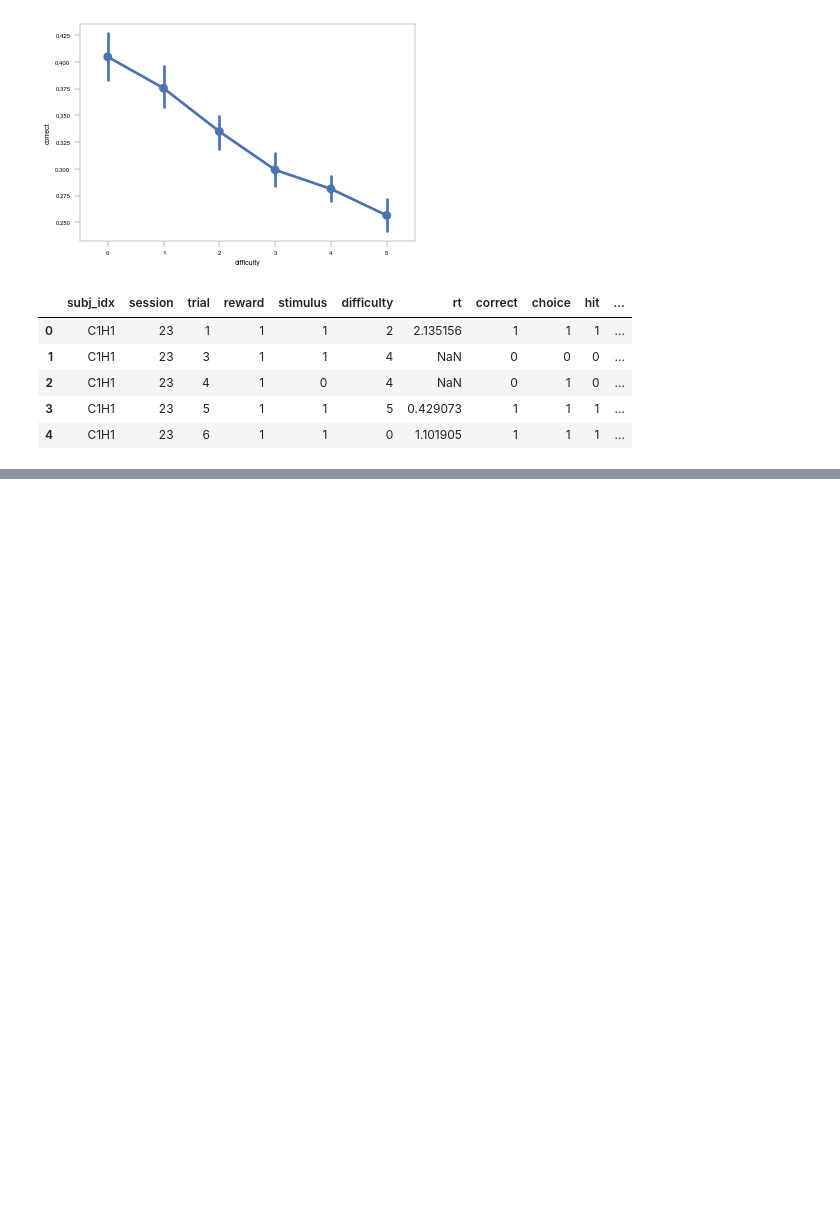
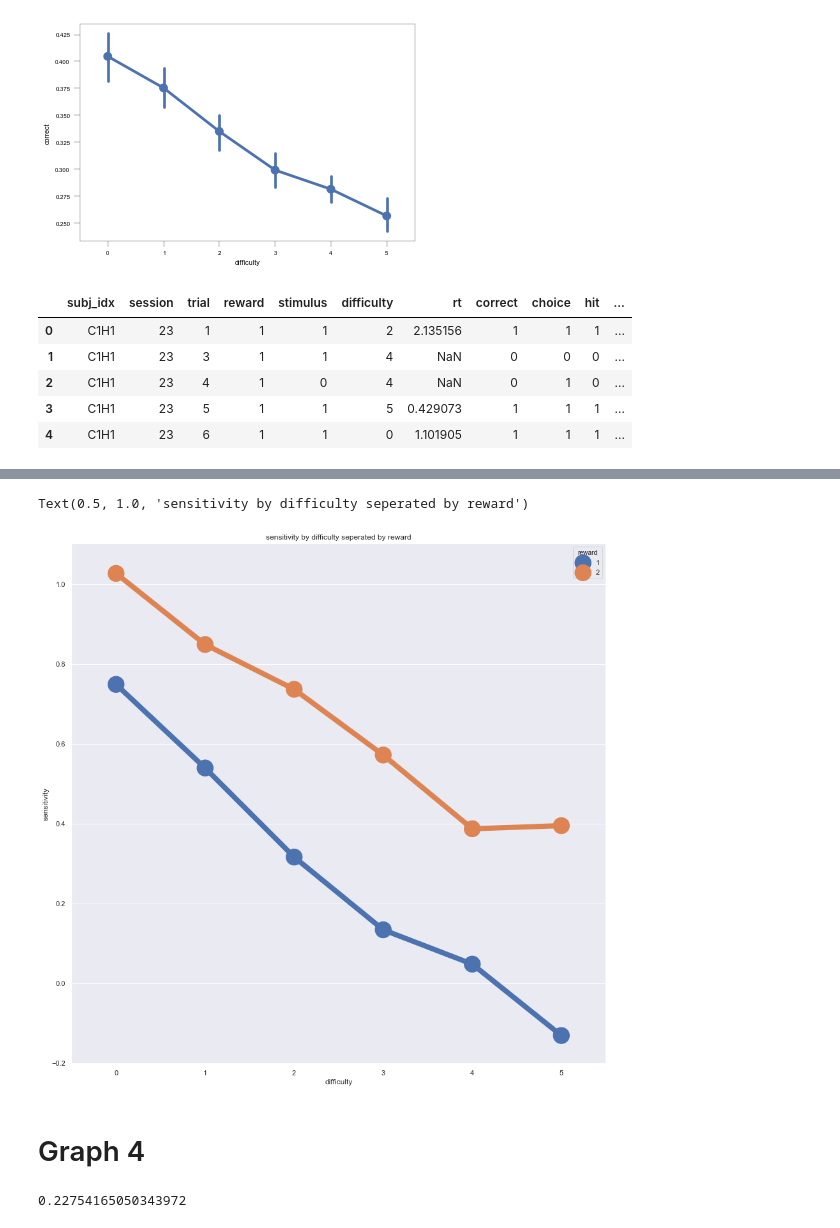
Before and after one commit to sarimaleem/behaviour-project, a Jupyter notebook: explore.ipynb, the cells around one changed output, grey strips where cells are left out. Drawn from its saved outputs; the diff is of its cells as text; code cells hidden in the pictures; blank space fills up the shorter version.

```diff
--- a/explore.ipynb
+++ b/explore.ipynb
@@ -196,0 +264,9 @@ hue
+# %%
+final['fa'] = np.zeros(12)
+# %%
+final.loc[1, 'fa'] = fa.loc[1, 'fa']
+# %%
+final.loc[2, 'fa'] = fa.loc[2, 'fa']
+# %%
+final = final.reset_index(['reward'])
+final['dprime'] = norm.ppf(final['hr']) - norm.ppf(final['fa'])
@@ -196,0 +289,17 @@ hue
+# %%
+fig, ax = plt.subplots(figsize = (15, 15))
+sns.pointplot(x='difficulty', y='dprime', hue = 'reward', data = final, scale = 3)
+plt.ylabel('sensitivity')
+plt.title('sensitivity by difficulty seperated by reward')
+# %% [output]
+Text(0.5, 1.0, 'sensitivity by difficulty seperated by reward')
+[figure, added]
+# %% [markdown]
+# Graph 4
+# %%
+fa_sum = df.groupby('stimulus').get_group(0).sum()['fa']
+cr2_sum = df.groupby('stimulus').get_group(0).sum()['cr2']
+
+fa_rate = fa_sum / (fa_sum + cr2_sum)
+# %% [output]
+0.22754165050343972
```
Also changed, not shown: parts of 41 cells of this notebook.
